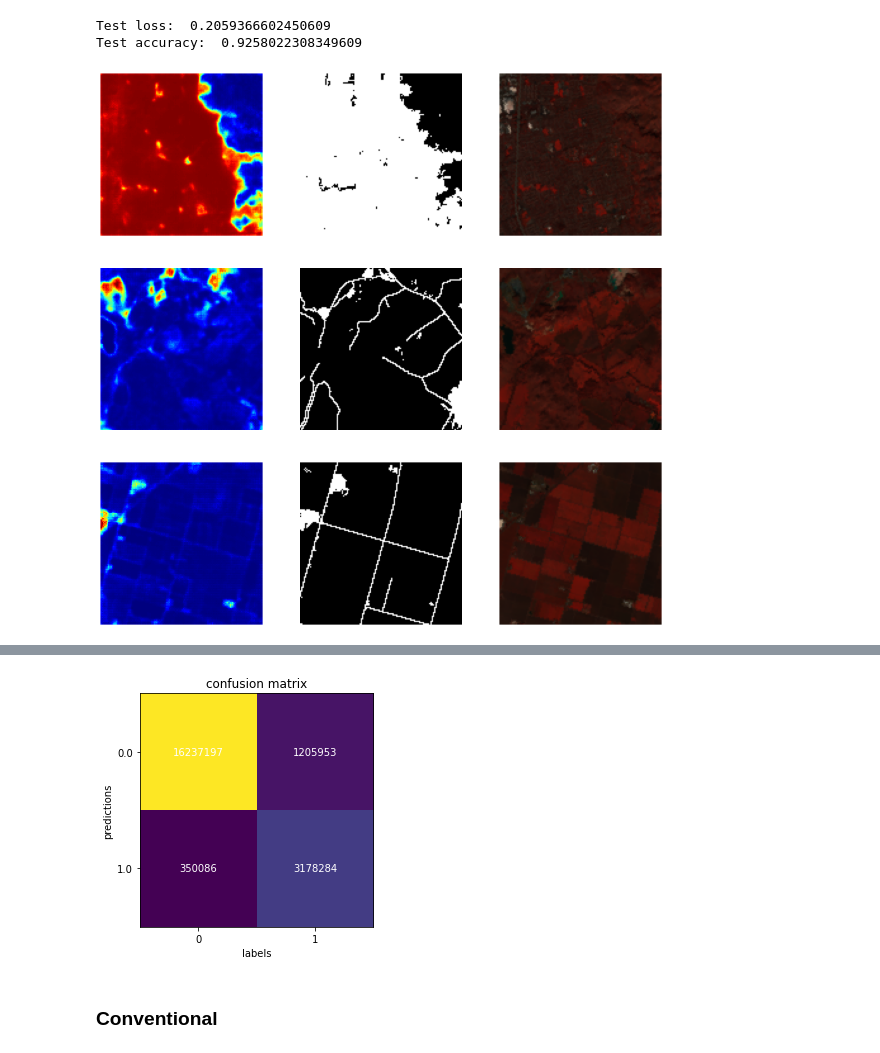
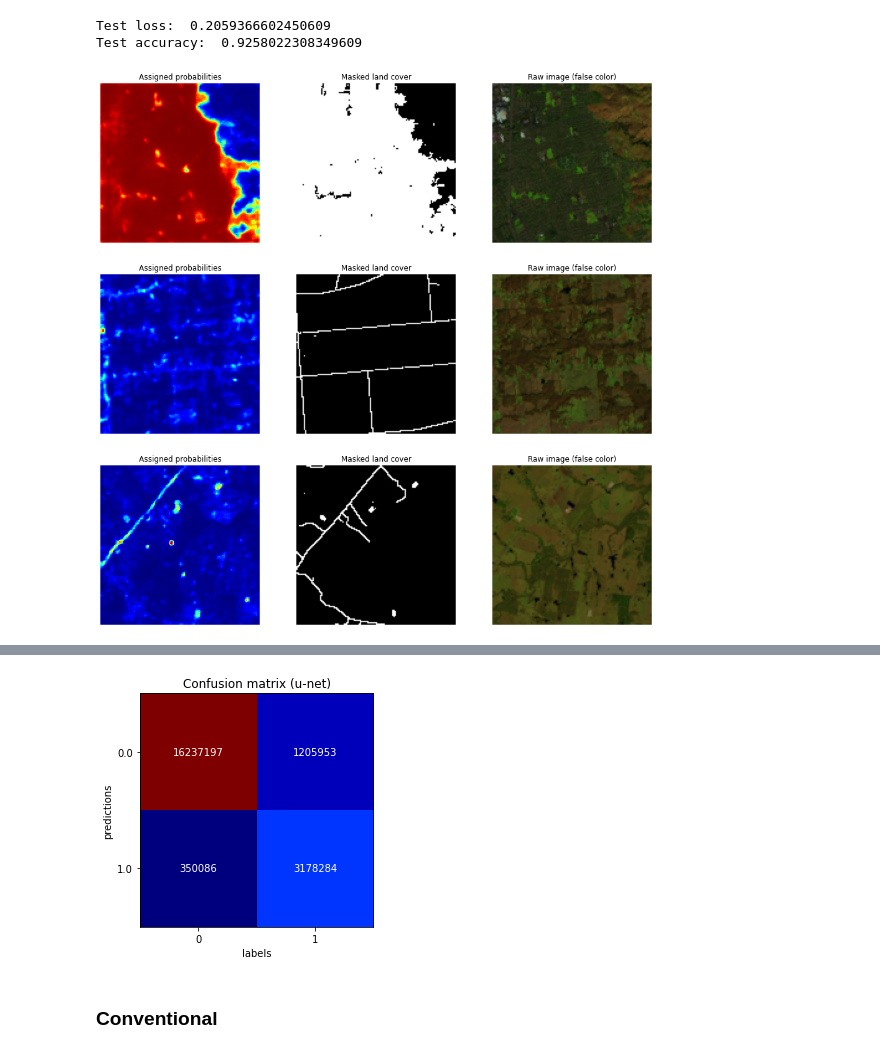
Before and after one commit to asrenninger/sensing, a Jupyter notebook: python/gee.ipynb, the cells around one changed output, grey strips where cells are left out. Saved outputs shown, nothing was run; the diff lists cells and outputs as text; code cells hidden in the pictures.

```diff
--- a/python/gee.ipynb
+++ b/python/gee.ipynb
@@ -559,8 +570,11 @@ callbacks = [
     ModelCheckpoint('model-lc-conv.h5', verbose=1, save_best_only=True, save_weights_only=True)
 ]
 # %%
-results = model.fit(X_train, y_train, batch_size=32, epochs=100, callbacks=callbacks,
-                    validation_data=(X_valid, y_valid))
+results = model.fit(X_train, y_train,
+                    batch_size = 32,
+                    epochs = 100,
+                    callbacks = callbacks,
+                    validation_data = (X_valid, y_valid))
 # %% [output]
 Train on 1920 samples, validate on 1280 samples
 Epoch 1/100
@@ -589,6 +603,8 @@ Test loss:  0.2059366602450609
 Test accuracy:  0.9258022308349609
 # %%
 model.save_weights(directory + '/checkpoint_conv')
+# %%
+model.load_weights(directory + '/checkpoint_conv')
 # %%
 y_pred = model.predict(X_valid)
 # %%
@@ -602,15 +618,18 @@ fig, axs = plt.subplots(3, 3, figsize = [16, 16])
 for i in np.arange(0, 3):
       slot = i
       img = y_pred[idx[slot]][:, :, 0]
+      axs[i, 0].set_title("Assigned probabilities")
       axs[i, 0].imshow(img, cmap = 'jet')
       axs[i, 0].set_axis_off()
       img = y_valid[idx[slot]][:, :, 0]
+      axs[i, 1].set_title("Masked land cover")
       axs[i, 1].imshow(img, cmap = 'gray')
       axs[i, 1].set_axis_off()
-      img = X_valid[idx[slot]][:, :, (5, 3, 2)]
+      img = X_valid[idx[slot]][:, :, (6, 5, 3)]
+      axs[i, 2].set_title("Raw image (false color)")
       axs[i, 2].imshow(img)
       axs[i, 2].set_axis_off()
 
 plt.show()
 # %% [output]
-[figure, old version]
+[figure, new version]
@@ -617,16 +642,10 @@ plt.show()
 # %%
 from sklearn.metrics import confusion_matrix
 # %%
-y_pred = model.predict(X_valid, verbose=1) > 0.5
-y_pred = y_pred.astype('uint8')
-
-y_real = y_valid.flatten()
-y_pred = y_pred.flatten()
-
 cm = confusion_matrix(y_pred, y_real)
 
 fig, ax = plt.subplots()
-im = ax.imshow(cm)
+im = ax.imshow(cm, cmap = 'jet')
 
 ax.set_xticks(np.arange(len(np.unique(y_pred))))
 ax.set_yticks(np.arange(len(np.unique(y_real))))
@@ -638,7 +657,7 @@ for i in range(len(np.unique(y_pred))):
         text = ax.text(j, i, cm[i, j],
                        ha="center", va="center", color="w")
 
-ax.set_title("confusion matrix")
+ax.set_title("Confusion matrix (u-net)")
 fig.tight_layout()
 
 plt.xlabel('labels')
@@ -649,4 +667,4 @@ plt.show()
-[figure, old version]
+[figure, new version]
 # %%
 import pandas as pd
 # %%
```
Also changed, not shown: parts of 76 cells of this notebook.
